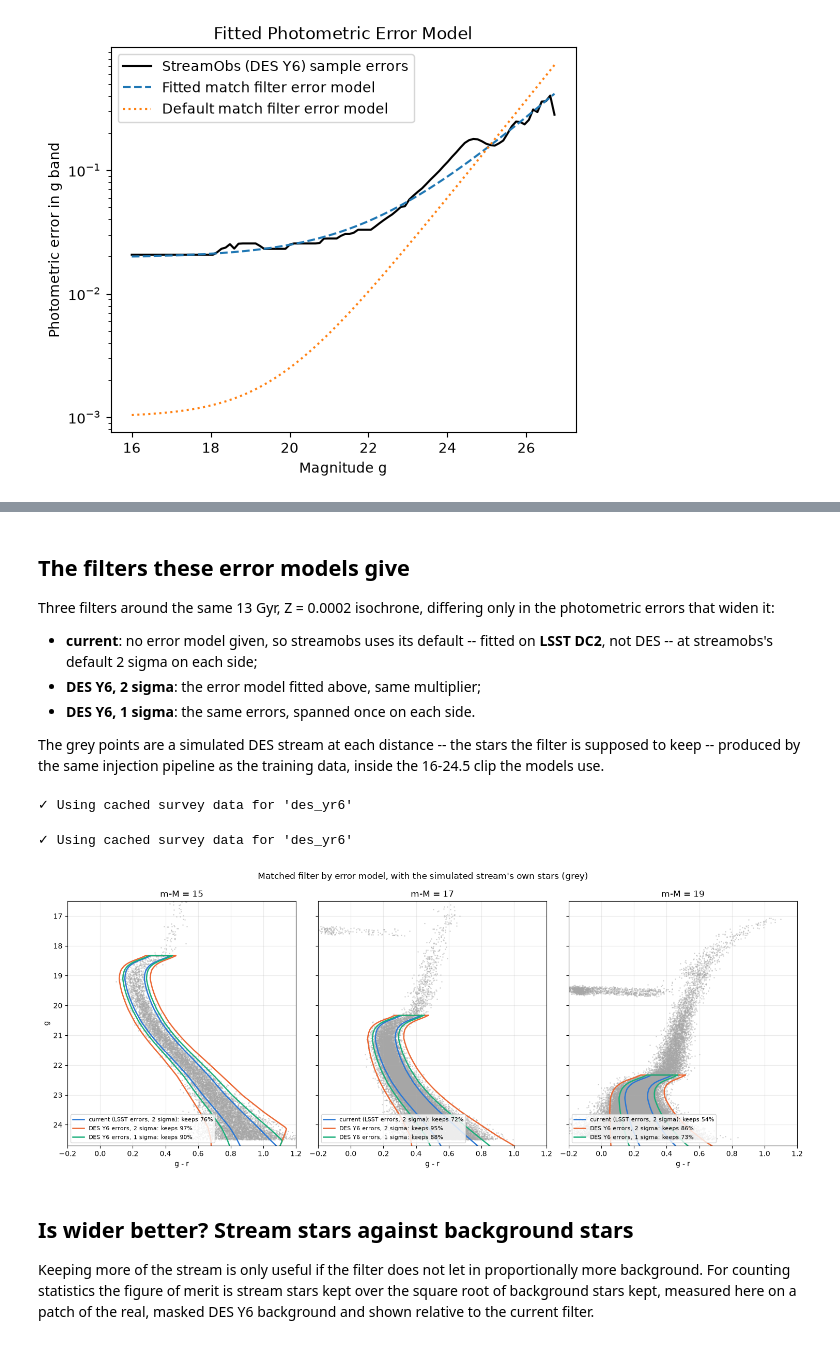
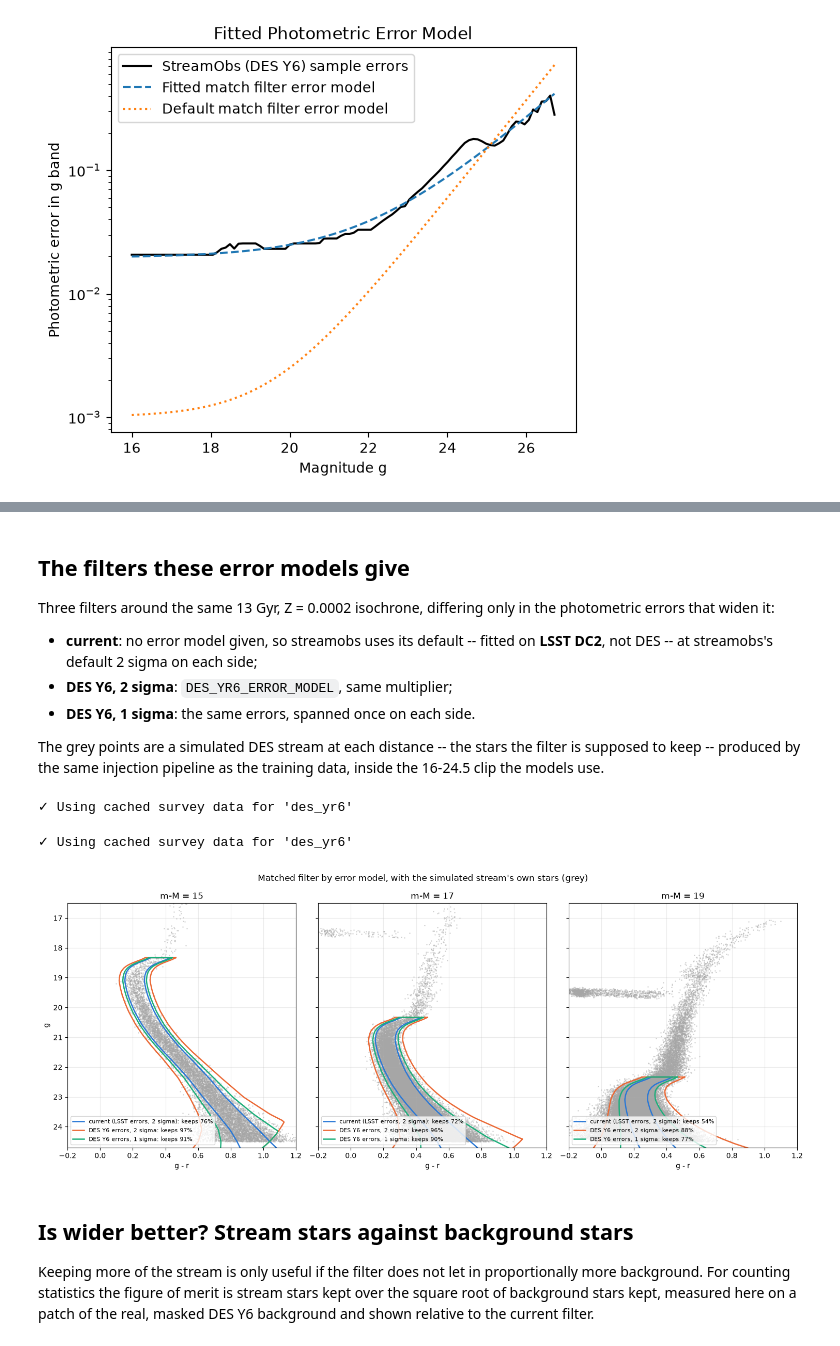
Before and after one commit to MatthieuPE/streamgoggles, a Jupyter notebook: notebooks/define_matchedfilter_params.ipynb, the cells around one changed output, grey strips where cells are left out. Saved outputs shown, nothing was run; the diff lists cells and outputs as text; code cells hidden in the pictures.

```diff
--- a/notebooks/define_matchedfilter_params.ipynb
+++ b/notebooks/define_matchedfilter_params.ipynb
@@ -93,7 +102,7 @@ the photometric errors that widen it:
 
 - **current**: no error model given, so streamobs uses its default -- fitted on
   **LSST DC2**, not DES -- at streamobs's default 2 sigma on each side;
-- **DES Y6, 2 sigma**: the error model fitted above, same multiplier;
+- **DES Y6, 2 sigma**: `DES_YR6_ERROR_MODEL`, same multiplier;
 - **DES Y6, 1 sigma**: the same errors, spanned once on each side.
 
 The grey points are a simulated DES stream at each distance -- the stars the
@@ -102,7 +111,7 @@ training data, inside the 16-24.5 clip the models use.
 # %%
 import importlib.util
 import pandas as pd
-from streamgoggles.matched_filter import build_matched_filters
+from streamgoggles.matched_filter import DES_YR6_ERROR_MODEL, build_matched_filters
 
 spec = importlib.util.spec_from_file_location("sp_run", "../scripts/experiments/stream_parameters/run.py")
 run = importlib.util.module_from_spec(spec); spec.loader.exec_module(run)
@@ -112,8 +121,8 @@ isochrone = {"type": "isochrone", "reference_isochrone": {"age": 13.0, "z": 0.00
 filters = build_matched_filters(
     {
         "current (LSST errors, 2 sigma)": isochrone,
-        "DES Y6 errors, 2 sigma": {**isochrone, "error_model": result},
-        "DES Y6 errors, 1 sigma": {**isochrone, "error_model": result, "error_multiplier": [1.0, 1.0]},
+        "DES Y6 errors, 2 sigma": {**isochrone, "error_model": DES_YR6_ERROR_MODEL},
+        "DES Y6 errors, 1 sigma": {**isochrone, "error_model": DES_YR6_ERROR_MODEL, "error_multiplier": [1.0, 1.0]},
     },
     namespace="des_yr6",
 )
@@ -128,34 +137,34 @@ def stream_stars(dm, n_realizations=3):
     g, r = stars["des_yr6_g_obs"], stars["des_yr6_r_obs"]
     return stars[g.between(16, 24.5) & r.between(16, 24.5)]
 
 distances = [15.0, 17.0, 19.0]
 simulated = {dm: stream_stars(dm) for dm in distances}
 
 fig, axes = plt.subplots(1, 3, figsize=(15, 6), sharey=True)
 for ax, dm in zip(axes, distances):
     stars = simulated[dm]
     ax.scatter(stars["des_yr6_g_obs"] - stars["des_yr6_r_obs"], stars["des_yr6_g_obs"],
                s=1, color="0.65", alpha=0.35, rasterized=True)
     for (name, f), colour in zip(filters.items(), colours):
         polygon = f._polygon(["g", "r"], dm)
         kept = f.select(stars, ["g", "r"], dm).mean()
         closed = np.vstack([polygon, polygon[:1]])
         ax.plot(closed[:, 0], closed[:, 1], color=colour, lw=1.8,
                 label=f"{name}: keeps {100 * kept:.0f}%")
     ax.set_title(f"m-M = {dm:g}")
     ax.set_xlabel("g - r")
     ax.set_xlim(-0.2, 1.2)
     ax.set_ylim(24.7, 16.5)
     ax.grid(alpha=0.25)
     ax.legend(fontsize=8, loc="lower left")
 axes[0].set_ylabel("g")
 fig.suptitle("Matched filter by error model, with the simulated stream's own stars (grey)")
 plt.tight_layout()
 plt.show()
 # %% [output]
 ✓ Using cached survey data for 'des_yr6'
 ✓ Using cached survey data for 'des_yr6'
-[figure, old version]
+[figure, new version]
 # %% [markdown]
 ## Is wider better? Stream stars against background stars
 
```
Also changed, not shown: parts of 2 cells of this notebook, 8 other files.
